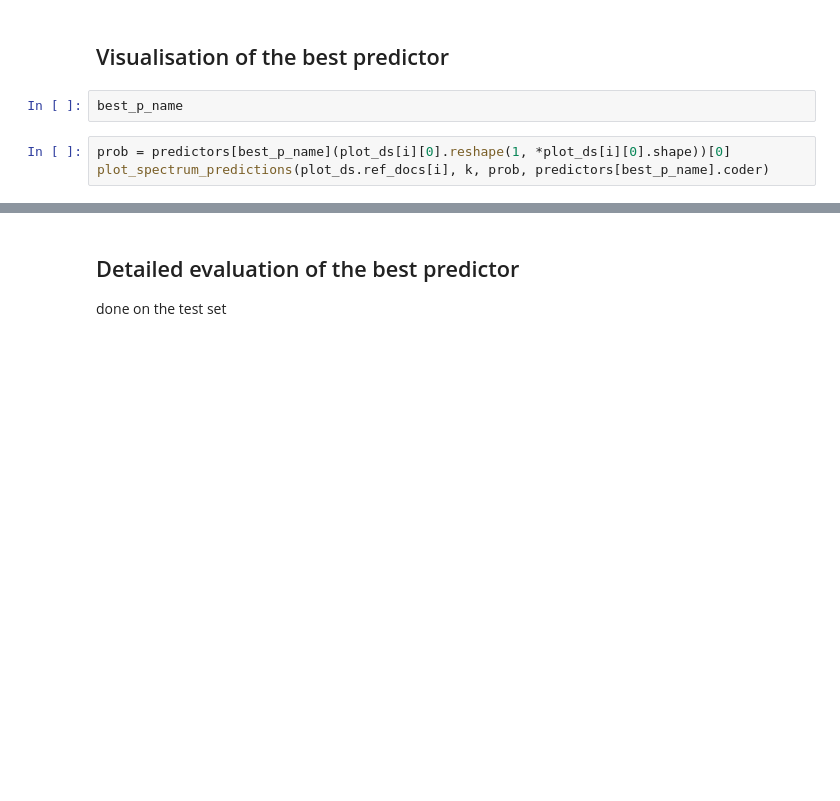
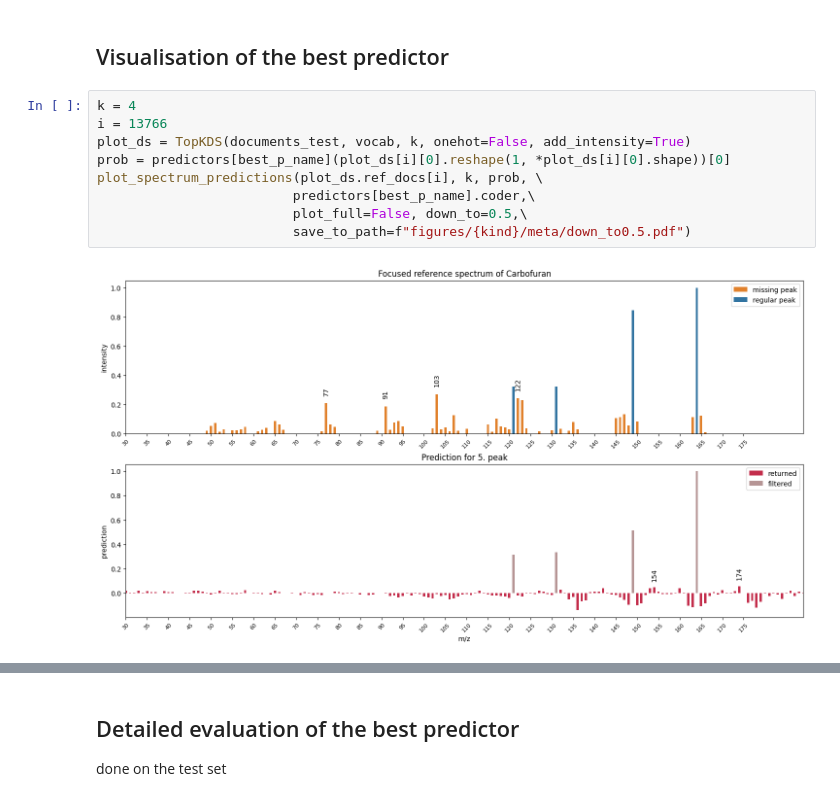
Before and after one commit to michal-stary/missing-peaks-prediction, a Jupyter notebook: knn_model_Gas2VecKNN.ipynb, the cells around one changed output, grey strips where cells are left out. Drawn from its saved outputs; the diff is of its cells as text; blank space fills up the shorter version.

```diff
--- a/knn_model_Gas2VecKNN.ipynb
+++ b/knn_model_Gas2VecKNN.ipynb
@@ -305,7 +268,13 @@ best_p_name
 # %% [markdown]
 ## Visualisation of the best predictor
-# %%
-best_p_name
 # %%
+k = 4
+i = 13766
+plot_ds = TopKDS(documents_test, vocab, k, onehot=False, add_intensity=True)
 prob = predictors[best_p_name](plot_ds[i][0].reshape(1, *plot_ds[i][0].shape))[0]
-plot_spectrum_predictions(plot_ds.ref_docs[i], k, prob, predictors[best_p_name].coder)
+plot_spectrum_predictions(plot_ds.ref_docs[i], k, prob, \
+                         predictors[best_p_name].coder,\
+                         plot_full=False, down_to=0.5,\
+                         save_to_path=f"figures/{kind}/meta/down_to0.5.pdf")
+# %% [output]
+[figure, added]
```
Also changed, not shown: parts of 28 cells of this notebook, 16 other files.
